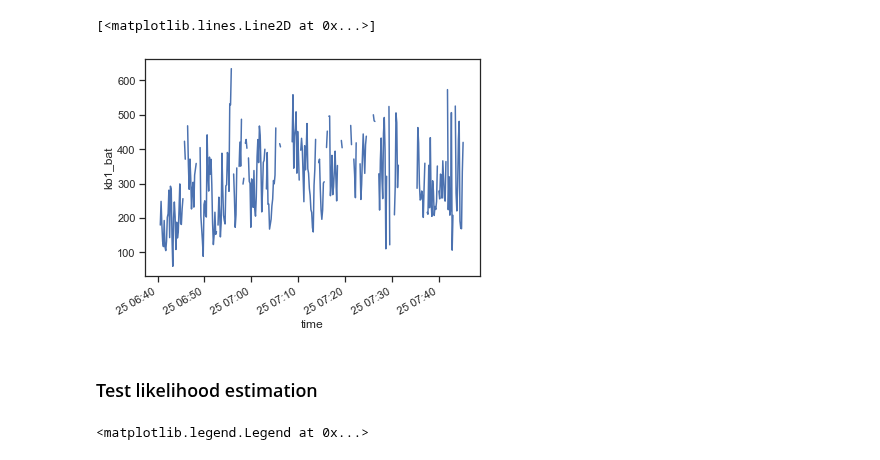
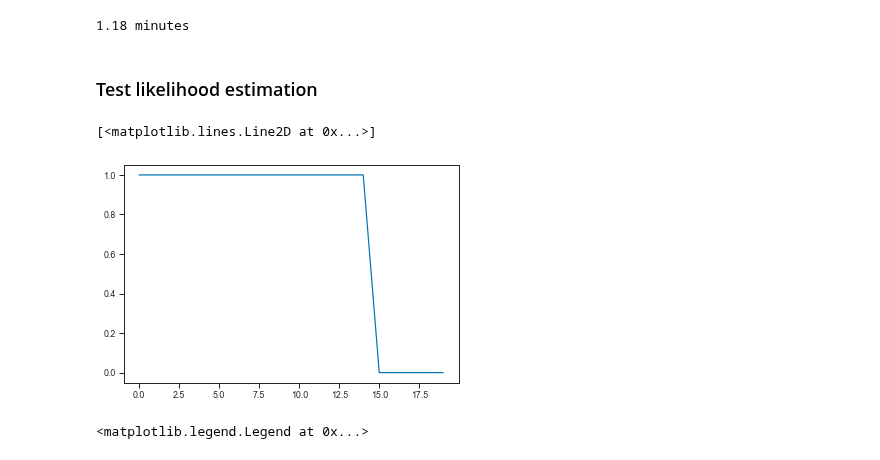
Before and after one commit to sessink/epsilon_from_emapex, a Jupyter notebook: notebooks/compute_epsilon.ipynb, the cells around one changed output. Drawn from its saved outputs; the diff is of its cells as text; code cells hidden in the pictures.

```diff
--- a/notebooks/compute_epsilon.ipynb
+++ b/notebooks/compute_epsilon.ipynb
@@ -39,7 +44,7 @@ mpl.rc('legend', frameon=False)
 # %% MAIN
 p = Parameters()
 a = time()
-liste = ['7786b-0300']
+liste = ['7786b-0200']
 ds=[]
 for l in liste:
     chi_dir = '../data/test_profiles/ema-'+l+'-tms.mat'
@@ -56,7 +61,7 @@ for l in liste:
         tms_block = compute_chi(tms_block, p)
         tms_block = compute_rc_eps(tms_block, p)
         tms_block = compute_goto_eps(tms_block, p)
-        tms_block = qc_rc_eps(tms_block, p)
+#         tms_block = qc_rc_eps(tms_block, p)
 #         tms_block = mad(tms_block, p)
         tms_block = tms_block.swap_dims({'k_rpm': 'f_cps'})
         turb.append(tms_block)
@@ -68,5 +73,7 @@ ds =  xr.concat(ds, dim='time')
 
 b = (time()-a)/60
 print(f'{b:2.2f} minutes')
+# %% [output]
+1.18 minutes
 # %%
 data_path = '../data/test_profiles//'
@@ -74,11 +81,7 @@ ds.to_netcdf(data_path+'variable_dof2.nc')
-# %%
-ds.kb1_bat.plot()
-# %% [output]
-[<matplotlib.lines.Line2D at 0x...>]
-[figure, removed]
 # %% [markdown]
 ### Test likelihood estimation
 # %%
+p = Parameters()
 l = '7786b-0200'
 chi_dir = '../data/test_profiles/ema-'+l+'-tms.mat'
 tms = convert_tmsdata(chi_dir)
@@ -90,6 +93,11 @@ tms_block = prepare_data(tms_block, ctd)
 tms_block = compute_chi(tms_block, p)
 tms_block = compute_rc_eps(tms_block, p)
 tms_block = compute_goto_eps(tms_block, p)
+# %%
+plt.plot( tms_block.snr1 > 3 )
+# %% [output]
+[<matplotlib.lines.Line2D at 0x...>]
+[figure, added]
 # %%
 cond1 = tms_block.snr1 > p.snrmin
 cond2 = tms_block.snr2 > p.snrmin
```
Also changed, not shown: parts of 3 cells of this notebook, 2 other files.
